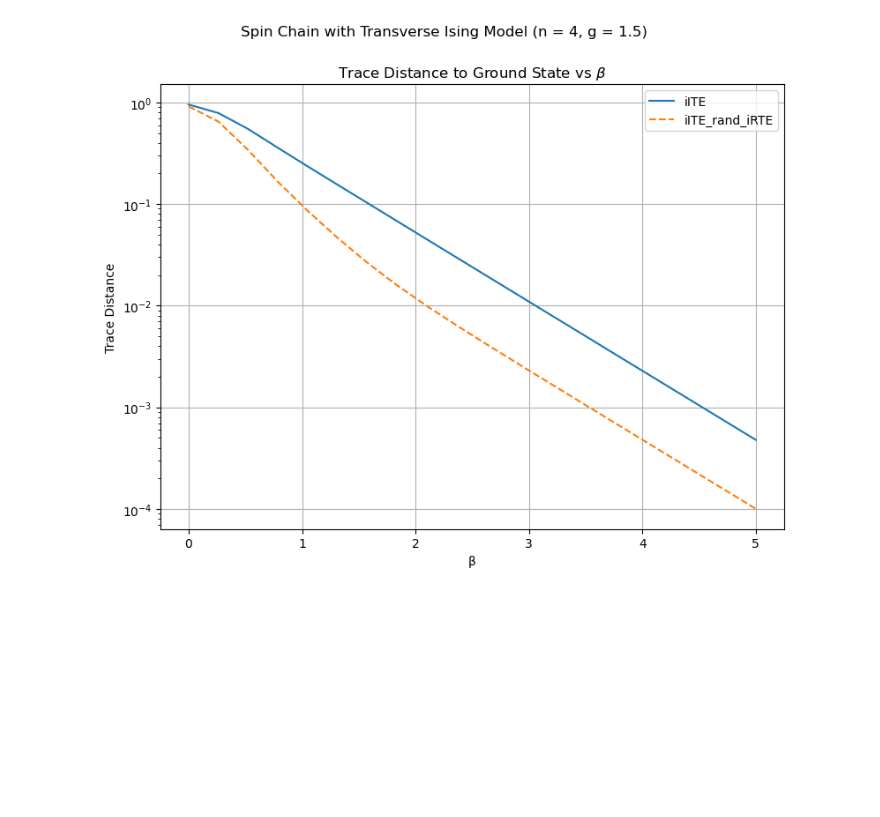
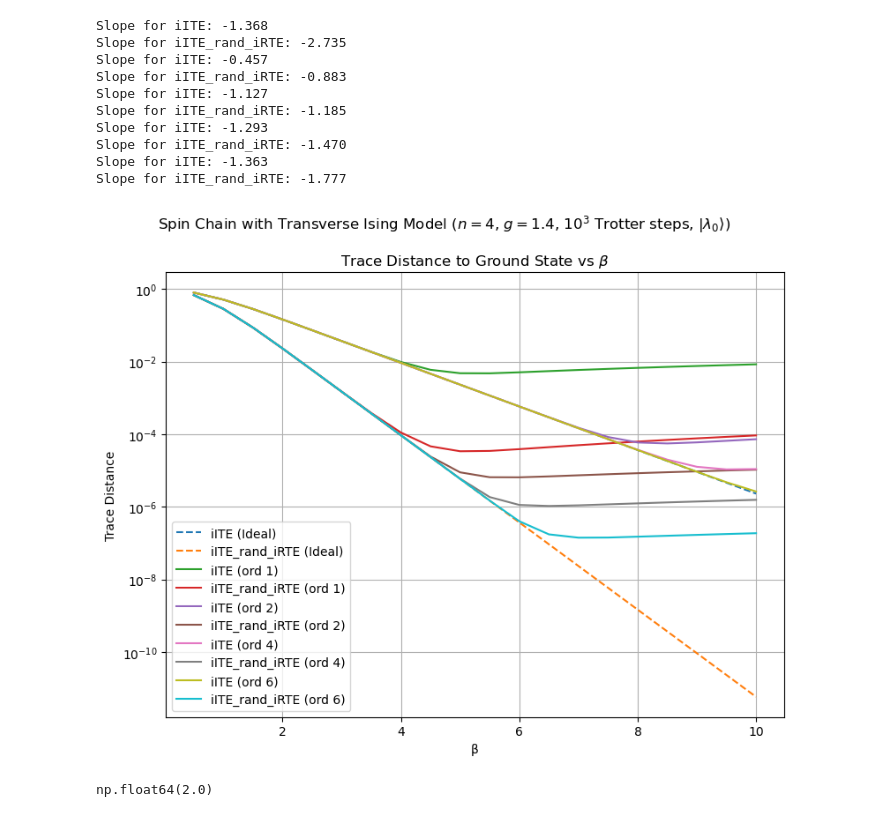
Before and after one commit to arulandu/rcite, a Jupyter notebook: main.ipynb, the cells around one changed output. Cells and saved outputs as stored; diff of their text form; code cells hidden in the pictures; blank space fills up the shorter version.

```diff
--- a/main.ipynb
+++ b/main.ipynb
@@ -203 +236,12 @@ def spin_cov(rho, spin_ind):
+# %%
+n = 4
+g = 1.4
+J = 1.0
+omega = 1.0
+excited_ind = 0
+H, Hs = spin_chain_H(n, J=J, g=g)
+T = 1
+
+psi0s = [rand_prod_state(n) for _ in range(T)]
+memory = {}
 # %%
@@ -240,7 +324,3 @@ for mi, m in enumerate(methods):
-# %%
-fn = f'data_n{n}_g{g}_spin{spin_ind}_T{T}.pkl'
-with open(fn, 'wb') as f:
-    pickle.dump(data, f)
 # %%
 def energy_plot(ax, data, method_names, betas):
     for method in method_names:
@@ -252,24 +332,26 @@ def energy_plot(ax, data, method_names, betas):
     ax.legend()
     ax.grid(True)
 
-def trd_plot(ax, data, method_names, betas):
+def trd_plot(ax, data, method_names, betas, suffix="", linestyle='-'):
     for method in method_names:
-        linestyle = '-' if method == 'iITE' else '--'
+        # linestyle = '-' if method == 'iITE' else '--'
         y_data = np.mean(data['trd'][method], axis=0)
-        ax.plot(betas, y_data, linestyle, label=method)
+        ax.plot(betas, y_data, linestyle, label=method + " " + suffix)
 
-        # Calculate line of best fit on log scale
-        # log_y = np.log(y_data)
-        # slope, intercept = np.polyfit(betas, log_y, 1)
-        # fit_line = np.exp(slope * betas + intercept)
-        # ax.plot(betas, fit_line, linestyle, alpha=0.5,
-        #         label=f'{method} fit (slope={slope:.3f})')
-        # print(f"Slope for {method}: {slope:.3f}")
+        def fit_func(x, m, b):
+            return m * x+b
+
+        params, _ = scipy.optimize.curve_fit(fit_func, betas, np.log(y_data))
+        fit_line = np.exp(fit_func(betas, *params))
+        # ax.plot(betas, fit_line, '--', alpha=0.5,
+        #         label=f'{method} np.exp({params[0]:.3f}*x+{params[1]:.3f})')
+        print(f"Slope for {method}: {params[0]:.3f}")
 
     ax.set_xlabel('β')
     ax.set_ylabel(r'Trace Distance')
     ax.set_title(r'Trace Distance to Ground State vs $\beta$')
     ax.set_yscale('log')
+
     ax.legend()
     ax.grid(True)
 
@@ -278,38 +360,58 @@ def spincov_plot(ax, data, method_names, betas):
         linestyle = '-' if method == 'iITE' else '--'
         ax.plot(betas, np.mean(data['spincov'][method], axis=0), linestyle, label=f'{method} at i = {spin_ind}')
     ax.set_xlabel('β')
     ax.set_ylabel(r'Spin Covariance')
     ax.set_title(r'Spin Covariance vs $\beta$')
     ax.legend()
     ax.grid(True)
 
 def spincov_rel_err_plot(ax, data, method_names, betas):
     for method in method_names:
         linestyle = '-' if method == 'iITE' else '--'
         # Calculate relative error for both correlation functions
         rel_err1 = np.abs(np.mean(data['spincov'][method], axis=0) - np.mean(data['spincov']['iITE'], axis=0)) / np.abs(np.mean(data['spincov']['iITE'], axis=0))
 
         if method != 'iITE':  # Skip plotting iITE vs itself
             ax.plot(betas, rel_err1, linestyle, label=f'Relative Error at i = {spin_ind}')
     ax.set_xlabel('β')
     ax.set_ylabel('Relative Error')
     ax.set_title('Relative Error in Spin Correlations (iITE_rand_iITE w.r.t. iITE)')
     ax.set_yscale('log')
     ax.legend()
     ax.grid(True)
 
-fig, (ax1) = plt.subplots(1, 1, figsize=(1*8,6))
+fig, (ax1) = plt.subplots(1, 1, figsize=(8,6))
 args = data, method_names, betas
 # energy_plot(ax1, *args)
-trd_plot(ax1, *args)
-# spincov_plot(ax2, *args)
+
+sorted_keys = sorted(memory.keys(), key=lambda x: x[1])
+for k in sorted_keys:
+    steps, order = k
+    # if steps == 0: continue
+    label = "(Ideal)" if steps == 0 else f"(ord {order})"
+    trd_plot(ax1, memory[k], method_names, betas, suffix=label, linestyle='--' if steps == 0 else '-')
+# spincov_plot(ax3, *args)
 # spincov_rel_err_plot(ax3, *args)
 
 plt.tight_layout()
-plt.suptitle(f'Spin Chain with Transverse Ising Model (n = {n}, g = {g})', y=1.05)
+plt.suptitle(rf'Spin Chain with Transverse Ising Model ($n = {n}$, $g = {g}$, '+rf'$10^{{{np.log10(steps):.0f}}}$ Trotter steps, '+ rf'$|\lambda_{excited_ind}\rangle$)', y=1.05)
 plt.show()
 # %% [output]
+Slope for iITE: -1.368
+Slope for iITE_rand_iRTE: -2.735
+Slope for iITE: -0.457
+Slope for iITE_rand_iRTE: -0.883
+Slope for iITE: -1.127
+Slope for iITE_rand_iRTE: -1.185
+Slope for iITE: -1.293
+Slope for iITE_rand_iRTE: -1.470
+Slope for iITE: -1.363
+Slope for iITE_rand_iRTE: -1.777
-[figure, old version]
+[figure, new version]
+# %%
+np.log10(100)
+# %% [output]
+np.float64(2.0)
 # %%
 # Load data for different g values
 g_values = [1.01, 1.3, 1.5, 1.7]
```
Also changed, not shown: parts of 12 cells of this notebook, 6 other files.
